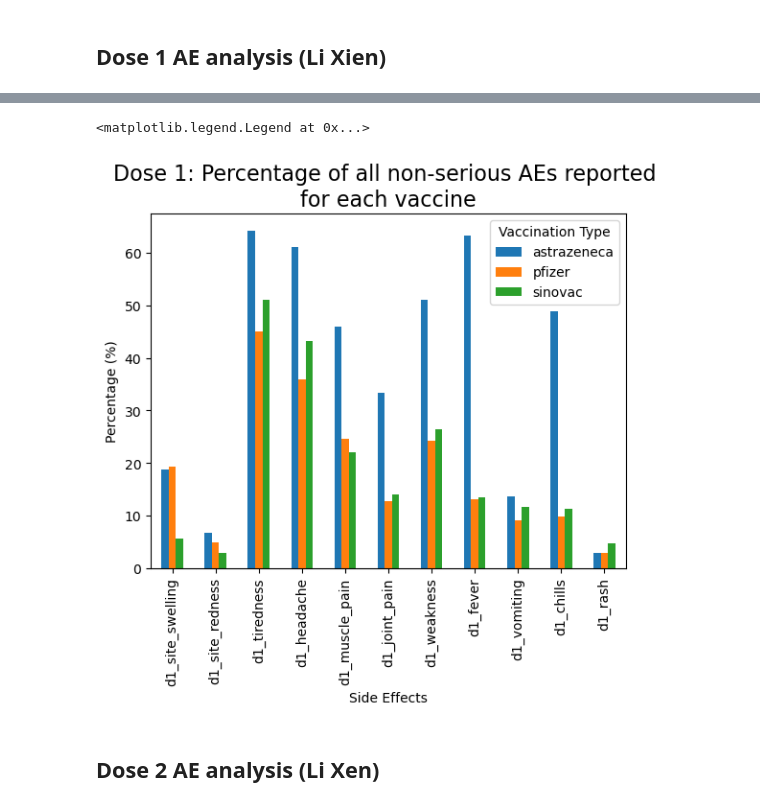
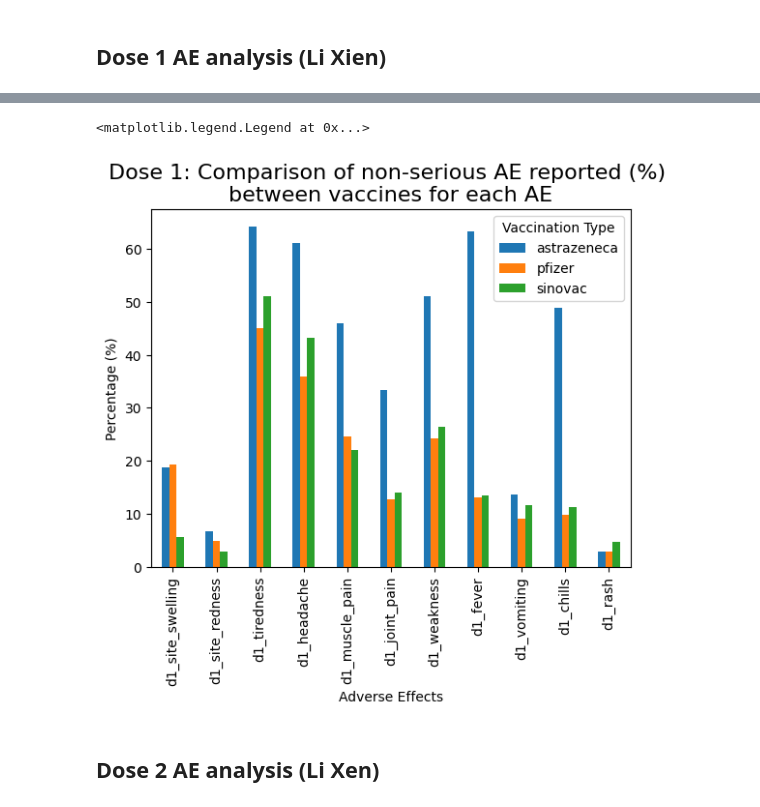
Before and after one commit to kamal089601/HIA302_Project, a Jupyter notebook: HIA302_Project/HIA302_Project.ipynb, the cells around one changed output, grey strips where cells are left out. Saved outputs shown, nothing was run; the diff lists cells and outputs as text; code cells hidden in the pictures.

```diff
--- a/HIA302_Project/HIA302_Project.ipynb
+++ b/HIA302_Project/HIA302_Project.ipynb
@@ -573,15 +572,15 @@ plt.figure(figsize=(14,14))
 # %%
 #### bar graph of D1 SE% group by SE
 D1symp_pct_bySE = D1symp_pct.transpose()
 
 D1symp_pct_bySE.plot(kind='bar')
-plt.xlabel("Side Effects")
+plt.xlabel("Adverse Effects")
 plt.ylabel("Percentage (%)")
-plt.title("Dose 1: Percentage of all non-serious AEs reported \nfor each vaccine", fontsize=16)
+plt.title("Dose 1: Comparison of non-serious AE reported (%) \nbetween vaccines for each AE", fontsize=16)
 plt.legend(title = 'Vaccination Type')
 # %% [output]
 <matplotlib.legend.Legend at 0x...>
-[figure, old version]
+[figure, new version]
 # %% [markdown]
 ## Dose 2 AE analysis (Li Xen)
 # %%
```
Also changed, not shown: parts of 18 cells of this notebook.
